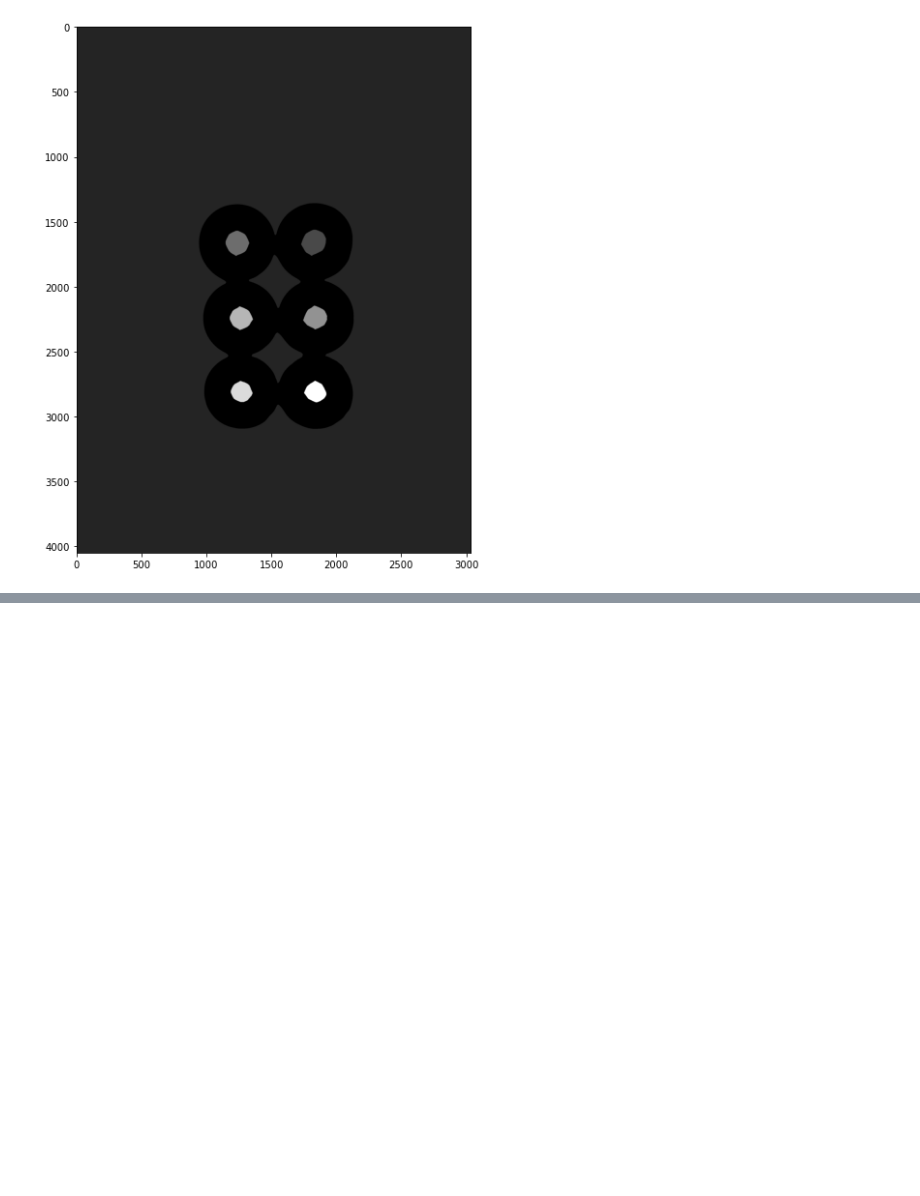
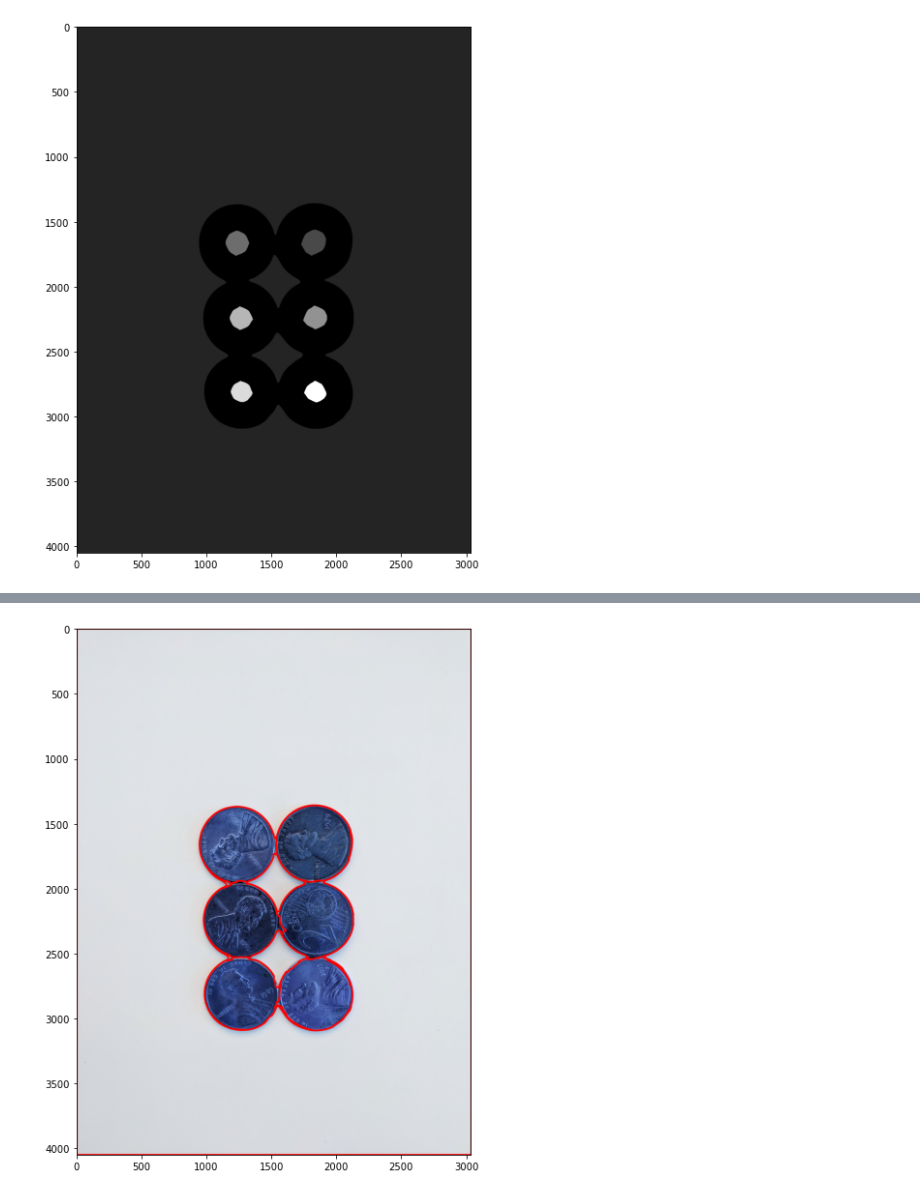
Before and after one commit to Zahed-Golabi/Computer-Vision, a Jupyter notebook: 5. Object Detection with Opencv/Watershed Algorithm.ipynb, the cells around one changed output, grey strips where cells are left out. Saved outputs shown, nothing was run; the diff lists cells and outputs as text; code cells hidden in the pictures; blank space fills up the shorter version.

```diff
--- a/5. Object Detection with Opencv/Watershed Algorithm.ipynb
+++ b/5. Object Detection with Opencv/Watershed Algorithm.ipynb
@@ -133,0 +148,4 @@ display(markers)
+# %%
+display(sep_coins)
+# %% [output]
+[figure, added]
```
Also changed, not shown: parts of 3 cells of this notebook.
